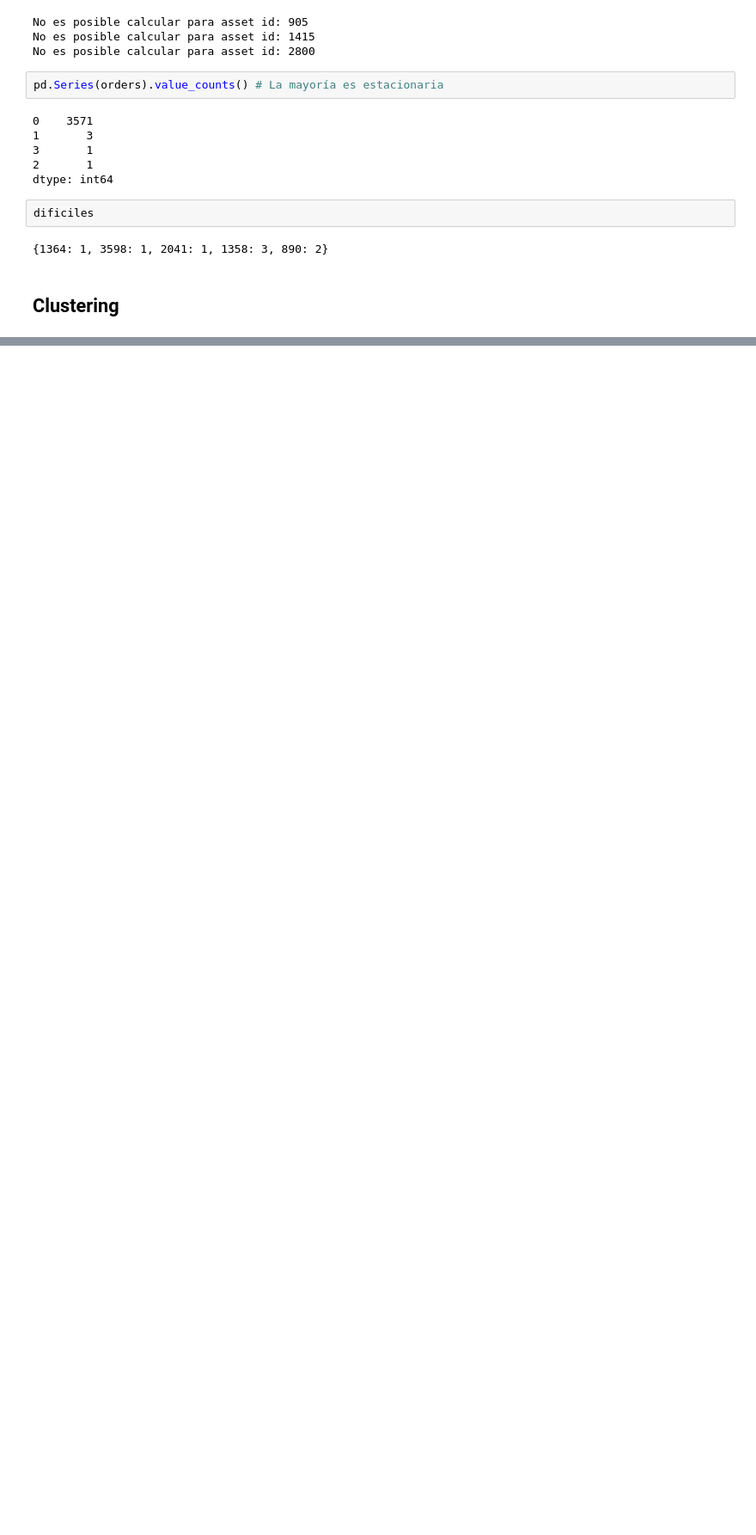
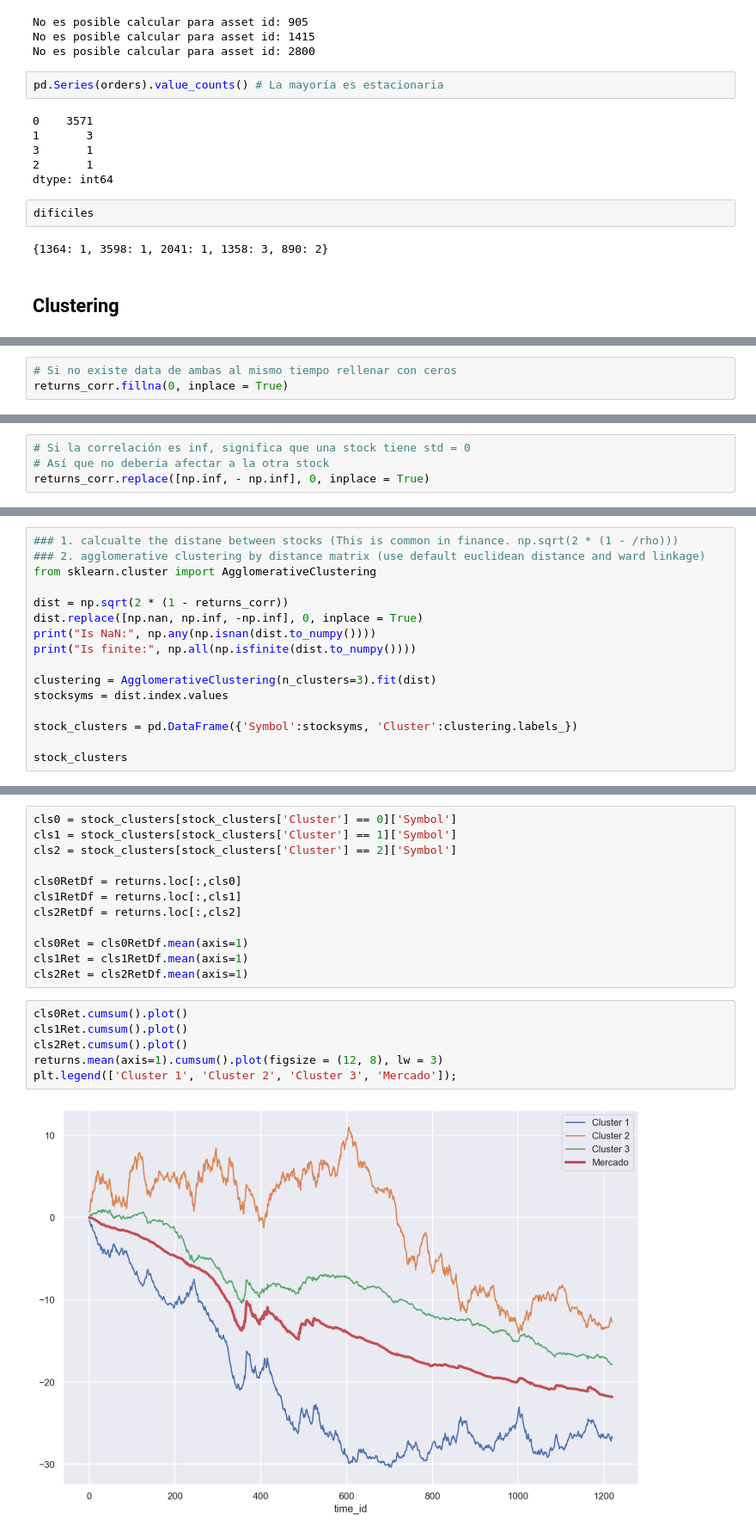
Before and after one commit to datacubeR/ubiquant, a Jupyter notebook: notebooks/EDA_Target.ipynb, the cells around one changed output, grey strips where cells are left out. Shown at 86% size. Saved outputs shown, nothing was run; the diff lists cells and outputs as text; blank space fills up the shorter version.

```diff
--- a/notebooks/EDA_Target.ipynb
+++ b/notebooks/EDA_Target.ipynb
@@ -170,0 +168,3 @@ ValueError: Input contains NaN, infinity or a value too large for dtype('float32
+# %%
+# Si no existe data de ambas al mismo tiempo rellenar con ceros
+returns_corr.fillna(0, inplace = True)
@@ -170,0 +177,4 @@ ValueError: Input contains NaN, infinity or a value too large for dtype('float32
+# %%
+# Si la correlación es inf, significa que una stock tiene std = 0
+# Así que no deberia afectar a la otra stock
+returns_corr.replace([np.inf, - np.inf], 0, inplace = True)
@@ -170,0 +187,16 @@ ValueError: Input contains NaN, infinity or a value too large for dtype('float32
+# %%
+### 1. calcualte the distane between stocks (This is common in finance. np.sqrt(2 * (1 - /rho)))
+### 2. agglomerative clustering by distance matrix (use default euclidean distance and ward linkage)
+from sklearn.cluster import AgglomerativeClustering
+
+dist = np.sqrt(2 * (1 - returns_corr))
+dist.replace([np.nan, np.inf, -np.inf], 0, inplace = True)
+print("Is NaN:", np.any(np.isnan(dist.to_numpy())))
+print("Is finite:", np.all(np.isfinite(dist.to_numpy())))
+
+clustering = AgglomerativeClustering(n_clusters=3).fit(dist)
+stocksyms = dist.index.values
+
+stock_clusters = pd.DataFrame({'Symbol':stocksyms, 'Cluster':clustering.labels_})
+
+stock_clusters
@@ -170,0 +220,20 @@ ValueError: Input contains NaN, infinity or a value too large for dtype('float32
+# %%
+cls0 = stock_clusters[stock_clusters['Cluster'] == 0]['Symbol']
+cls1 = stock_clusters[stock_clusters['Cluster'] == 1]['Symbol']
+cls2 = stock_clusters[stock_clusters['Cluster'] == 2]['Symbol']
+
+cls0RetDf = returns.loc[:,cls0]
+cls1RetDf = returns.loc[:,cls1]
+cls2RetDf = returns.loc[:,cls2]
+
+cls0Ret = cls0RetDf.mean(axis=1)
+cls1Ret = cls1RetDf.mean(axis=1)
+cls2Ret = cls2RetDf.mean(axis=1)
+# %%
+cls0Ret.cumsum().plot()
+cls1Ret.cumsum().plot()
+cls2Ret.cumsum().plot()
+returns.mean(axis=1).cumsum().plot(figsize = (12, 8), lw = 3)
+plt.legend(['Cluster 1', 'Cluster 2', 'Cluster 3', 'Mercado']);
+# %% [output]
+[figure, added]
```
Also changed, not shown: parts of 9 cells of this notebook.
